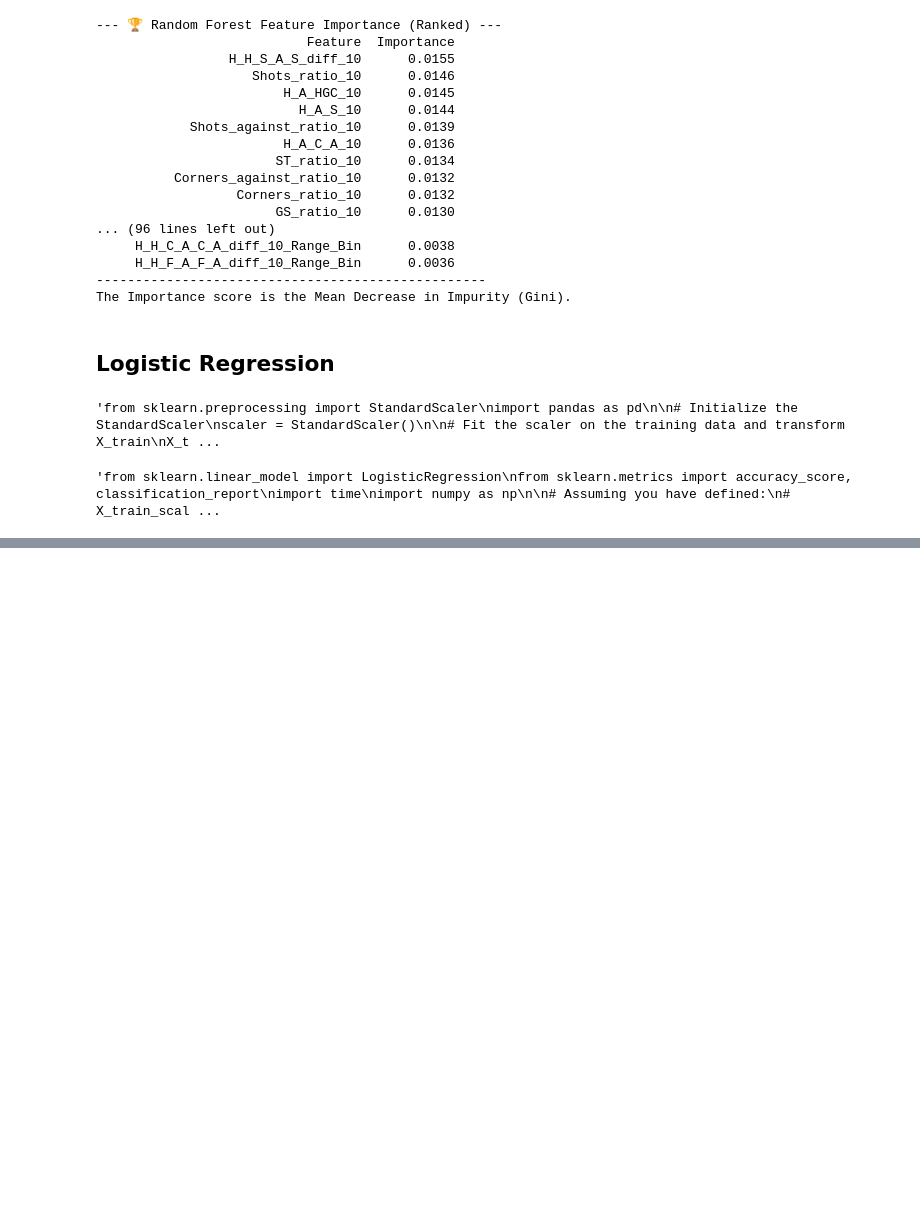
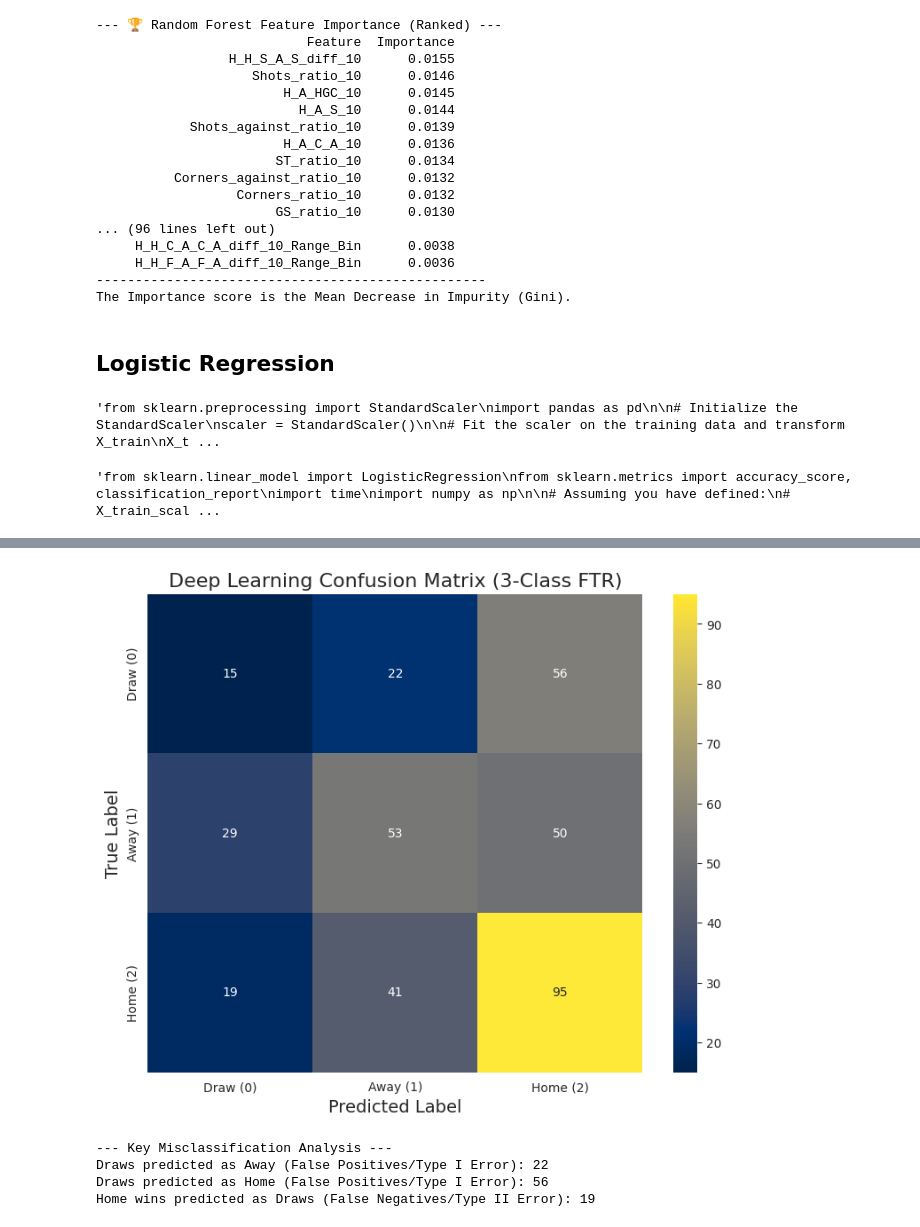
Before and after one commit to venti-sei/Bet26, a Jupyter notebook: random_forest_classification_New.ipynb, the cells around one changed output, grey strips where cells are left out. Saved outputs shown, nothing was run; the diff lists cells and outputs as text; code cells hidden in the pictures; blank space fills up the shorter version.

```diff
--- a/random_forest_classification_New.ipynb
+++ b/random_forest_classification_New.ipynb
@@ -1753,0 +1909,44 @@ print(classification_report(y_test, y_pred_lr, target_names=['Draw (0)', 'Away (
+# %%
+import matplotlib.pyplot as plt
+import seaborn as sns
+from sklearn.metrics import confusion_matrix
+
+# Assuming y_test and y_pred_dl are available from your deep learning model run
+
+# --- 1. Compute the Confusion Matrix ---
+cm_dl_test = confusion_matrix(y_test, y_pred_dl)
+
+# --- 2. Define 3-Class Labels ---
+class_labels_3 = ['Draw (0)', 'Away (1)', 'Home (2)']
+
+# --- 3. Plotting the Matrix ---
+sns.set_style("whitegrid")
+plt.figure(figsize=(9, 7))
+
+sns.heatmap(
+    cm_dl_test,
+    annot=True,              # Annotate the cells with the counts
+    fmt='d',                 # Format the counts as integers
+    cmap='cividis',          # Use a clear color map for visibility
+    cbar=True,               # Show the color bar
+    xticklabels=class_labels_3,
+    yticklabels=class_labels_3
+)
+
+
+plt.title('Deep Learning Confusion Matrix (3-Class FTR)', fontsize=16)
+plt.xlabel('Predicted Label', fontsize=14)
+plt.ylabel('True Label', fontsize=14)
+plt.show()
+
+# --- 4. Interpretation Key ---
+print("\n--- Key Misclassification Analysis ---")
+print(f"Draws predicted as Away (False Positives/Type I Error): {cm_dl_test[0, 1]}")
+print(f"Draws predicted as Home (False Positives/Type I Error): {cm_dl_test[0, 2]}")
+print(f"Home wins predicted as Draws (False Negatives/Type II Error): {cm_dl_test[2, 0]}")
+# %% [output]
+[figure, added]
+--- Key Misclassification Analysis ---
+Draws predicted as Away (False Positives/Type I Error): 22
+Draws predicted as Home (False Positives/Type I Error): 56
+Home wins predicted as Draws (False Negatives/Type II Error): 19
```
Also changed, not shown: parts of 14 cells of this notebook.
